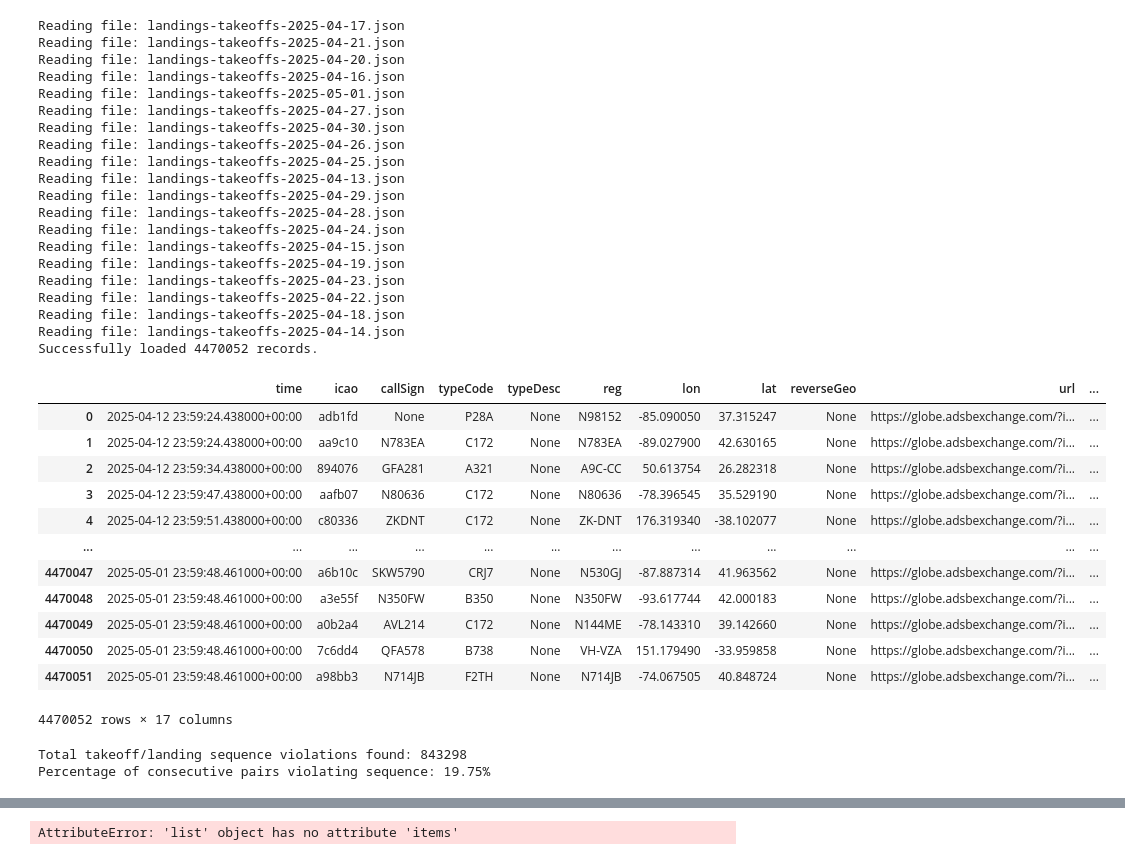
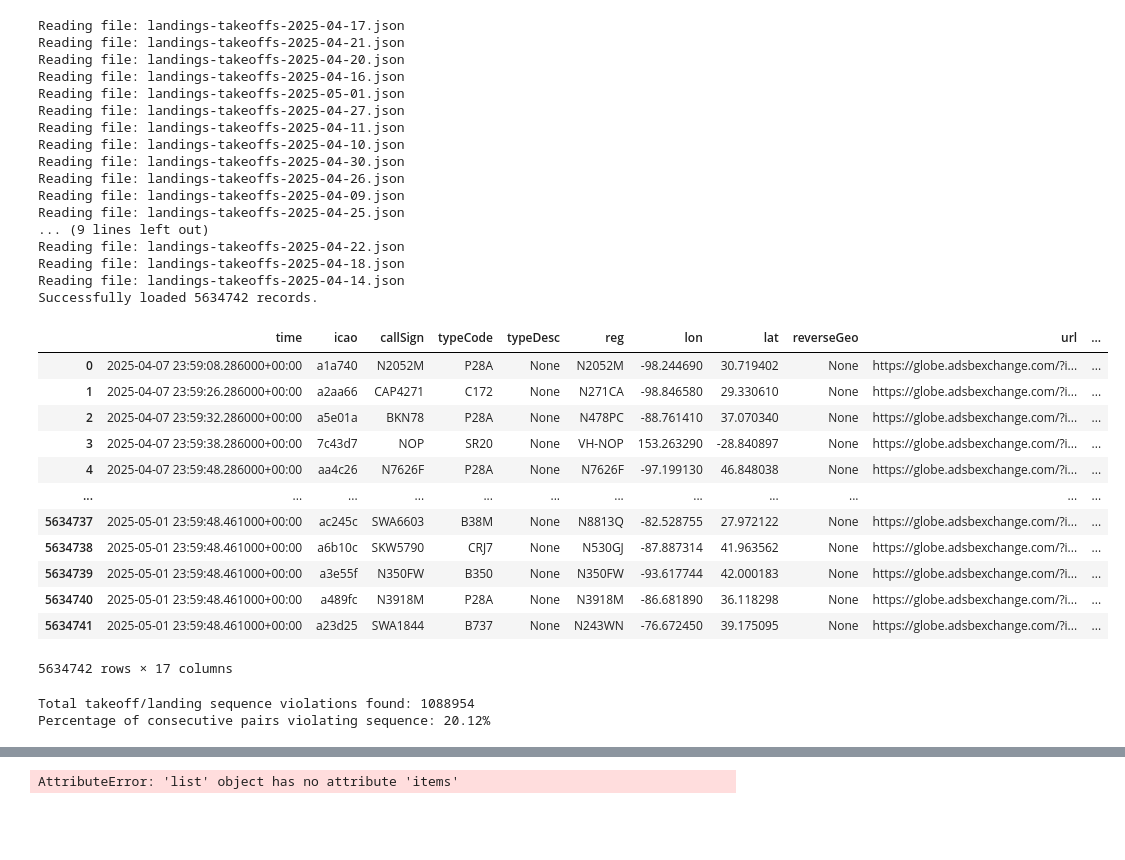
Before and after one commit to wiseman/ice-air, a Jupyter notebook: ngrams.ipynb, the cells around one changed output, grey strips where cells are left out. Cells and saved outputs as stored; diff of their text form; code cells hidden in the pictures; blank space fills up the shorter version.

```diff
--- a/ngrams.ipynb
+++ b/ngrams.ipynb
@@ -43,7 +43,7 @@ def read_landings_takeoffs(path: str) -> pd.DataFrame:
 
 def read_all_landings_takeoffs()-> pd.DataFrame:
     # Read all "landings-takeoffs-*.json" files using the new function.
-    files = glob.glob("landings-takeoffs-*.json")
+    files = sorted(glob.glob("landings-takeoffs-*.json"))
     if not files:
         print("No 'landings-takeoffs-*.json' files found.")
         df = pd.DataFrame() # Create an empty DataFrame
@@ -59,53 +59,50 @@ def read_all_landings_takeoffs()-> pd.DataFrame:
     df = df.sort_values(by='time').reset_index(drop=True)
 
     event_details_normalized = pd.json_normalize(df['eventDetail'])
 
     # Drop the original eventDetail column from df
     df = df.drop(columns=['eventDetail'])
 
     # Concatenate the original DataFrame (without eventDetail) and the normalized details
     # Ensure indices align correctly, especially after sorting df earlier
     df = pd.concat([df.reset_index(drop=True),
                             event_details_normalized.reset_index(drop=True)], axis=1)
     print(f"Successfully loaded {len(df)} records.")
     return df
 
 df = read_all_landings_takeoffs()
 df
 # %% [output]
 Reading file: landings-takeoffs-2025-04-17.json
 Reading file: landings-takeoffs-2025-04-21.json
 Reading file: landings-takeoffs-2025-04-20.json
 Reading file: landings-takeoffs-2025-04-16.json
 Reading file: landings-takeoffs-2025-05-01.json
 Reading file: landings-takeoffs-2025-04-27.json
+Reading file: landings-takeoffs-2025-04-11.json
+Reading file: landings-takeoffs-2025-04-10.json
 Reading file: landings-takeoffs-2025-04-30.json
 Reading file: landings-takeoffs-2025-04-26.json
+Reading file: landings-takeoffs-2025-04-09.json
 Reading file: landings-takeoffs-2025-04-25.json
-Reading file: landings-takeoffs-2025-04-13.json
-Reading file: landings-takeoffs-2025-04-29.json
-Reading file: landings-takeoffs-2025-04-28.json
-Reading file: landings-takeoffs-2025-04-24.json
-Reading file: landings-takeoffs-2025-04-15.json
-Reading file: landings-takeoffs-2025-04-19.json
-Reading file: landings-takeoffs-2025-04-23.json
+... (9 lines left out)
 Reading file: landings-takeoffs-2025-04-22.json
 Reading file: landings-takeoffs-2025-04-18.json
 Reading file: landings-takeoffs-2025-04-14.json
-Successfully loaded 4470052 records.
+Successfully loaded 5634742 records.
 |  | time | icao | callSign | typeCode | typeDesc | reg | lon | lat | reverseGeo | url | ... |
-| 0 | 2025-04-12 23:59:24.438000+00:00 | adb1fd | None | P28A | None | N98152 | -85.090050 | 37.315247 | None | https://globe.adsbexchange.com/?i... | ... |
-| 1 | 2025-04-12 23:59:24.438000+00:00 | aa9c10 | N783EA | C172 | None | N783EA | -89.027900 | 42.630165 | None | https://globe.adsbexchange.com/?i... | ... |
-| 2 | 2025-04-12 23:59:34.438000+00:00 | 894076 | GFA281 | A321 | None | A9C-CC | 50.613754 | 26.282318 | None | https://globe.adsbexchange.com/?i... | ... |
-| 3 | 2025-04-12 23:59:47.438000+00:00 | aafb07 | N80636 | C172 | None | N80636 | -78.396545 | 35.529190 | None | https://globe.adsbexchange.com/?i... | ... |
-| 4 | 2025-04-12 23:59:51.438000+00:00 | c80336 | ZKDNT | C172 | None | ZK-DNT | 176.319340 | -38.102077 | None | https://globe.adsbexchange.com/?i... | ... |
+| 0 | 2025-04-07 23:59:08.286000+00:00 | a1a740 | N2052M | P28A | None | N2052M | -98.244690 | 30.719402 | None | https://globe.adsbexchange.com/?i... | ... |
+| 1 | 2025-04-07 23:59:26.286000+00:00 | a2aa66 | CAP4271 | C172 | None | N271CA | -98.846580 | 29.330610 | None | https://globe.adsbexchange.com/?i... | ... |
+| 2 | 2025-04-07 23:59:32.286000+00:00 | a5e01a | BKN78 | P28A | None | N478PC | -88.761410 | 37.070340 | None | https://globe.adsbexchange.com/?i... | ... |
+| 3 | 2025-04-07 23:59:38.286000+00:00 | 7c43d7 | NOP | SR20 | None | VH-NOP | 153.263290 | -28.840897 | None | https://globe.adsbexchange.com/?i... | ... |
+| 4 | 2025-04-07 23:59:48.286000+00:00 | aa4c26 | N7626F | P28A | None | N7626F | -97.199130 | 46.848038 | None | https://globe.adsbexchange.com/?i... | ... |
 | ... | ... | ... | ... | ... | ... | ... | ... | ... | ... | ... | ... |
-| 4470047 | 2025-05-01 23:59:48.461000+00:00 | a6b10c | SKW5790 | CRJ7 | None | N530GJ | -87.887314 | 41.963562 | None | https://globe.adsbexchange.com/?i... | ... |
-| 4470048 | 2025-05-01 23:59:48.461000+00:00 | a3e55f | N350FW | B350 | None | N350FW | -93.617744 | 42.000183 | None | https://globe.adsbexchange.com/?i... | ... |
-| 4470049 | 2025-05-01 23:59:48.461000+00:00 | a0b2a4 | AVL214 | C172 | None | N144ME | -78.143310 | 39.142660 | None | https://globe.adsbexchange.com/?i... | ... |
-| 4470050 | 2025-05-01 23:59:48.461000+00:00 | 7c6dd4 | QFA578 | B738 | None | VH-VZA | 151.179490 | -33.959858 | None | https://globe.adsbexchange.com/?i... | ... |
-| 4470051 | 2025-05-01 23:59:48.461000+00:00 | a98bb3 | N714JB | F2TH | None | N714JB | -74.067505 | 40.848724 | None | https://globe.adsbexchange.com/?i... | ... |
+| 5634737 | 2025-05-01 23:59:48.461000+00:00 | ac245c | SWA6603 | B38M | None | N8813Q | -82.528755 | 27.972122 | None | https://globe.adsbexchange.com/?i... | ... |
+| 5634738 | 2025-05-01 23:59:48.461000+00:00 | a6b10c | SKW5790 | CRJ7 | None | N530GJ | -87.887314 | 41.963562 | None | https://globe.adsbexchange.com/?i... | ... |
+| 5634739 | 2025-05-01 23:59:48.461000+00:00 | a3e55f | N350FW | B350 | None | N350FW | -93.617744 | 42.000183 | None | https://globe.adsbexchange.com/?i... | ... |
+| 5634740 | 2025-05-01 23:59:48.461000+00:00 | a489fc | N3918M | P28A | None | N3918M | -86.681890 | 36.118298 | None | https://globe.adsbexchange.com/?i... | ... |
+| 5634741 | 2025-05-01 23:59:48.461000+00:00 | a23d25 | SWA1844 | B737 | None | N243WN | -76.672450 | 39.175095 | None | https://globe.adsbexchange.com/?i... | ... |
-4470052 rows × 17 columns
+5634742 rows × 17 columns
 # %%
 def count_sequence_violations(df: pd.DataFrame) -> tuple[int, float]:
     """
@@ -200,8 +197,8 @@ print(f"Percentage of consecutive pairs violating sequence: {violation_percentag
 # except Exception as e: # Catch potential errors during the example check
 #      print(f"\\nError during example check: {e}")
 # %% [output]
-Total takeoff/landing sequence violations found: 843298
-Percentage of consecutive pairs violating sequence: 19.75%
+Total takeoff/landing sequence violations found: 1088954
+Percentage of consecutive pairs violating sequence: 20.12%
 # %%
 # In generate_airport_pairs:
 import pandas as pd
```
Also changed, not shown: parts of 4 cells of this notebook, 3 other files.
